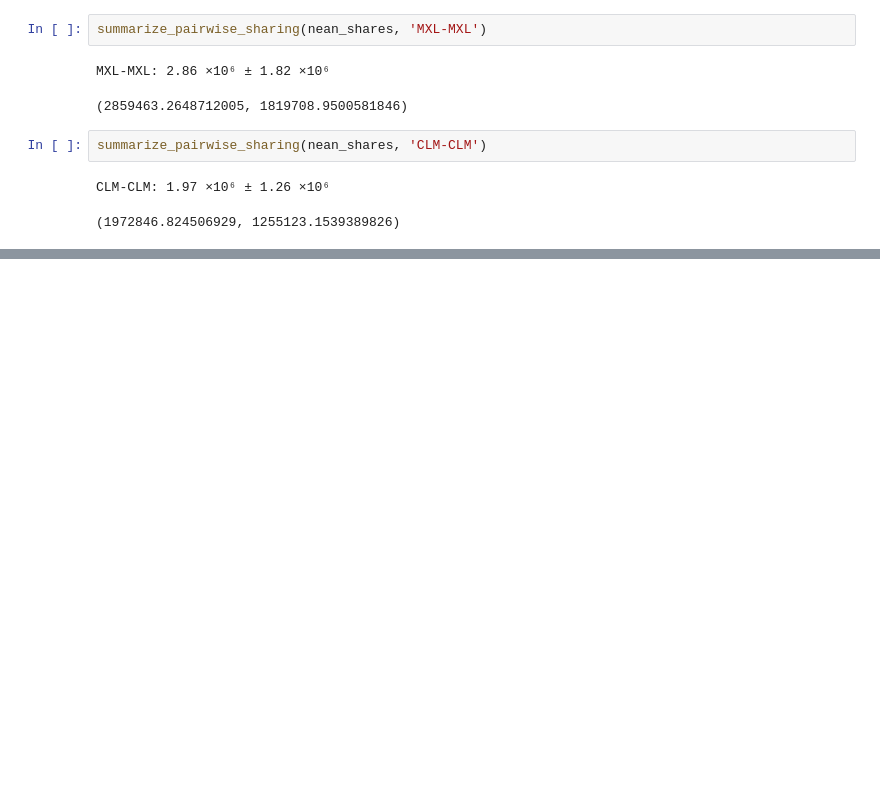
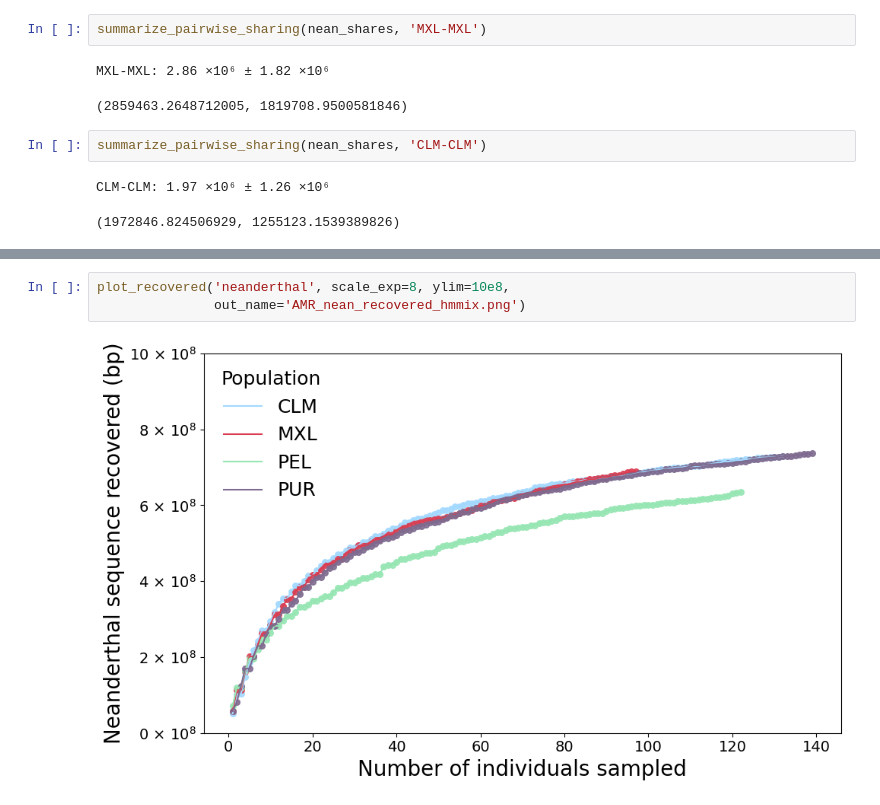
Before and after one commit to abigailkuntzleman-811/source_pops_amr, a Jupyter notebook: Chapter_1.ipynb, the cells around one changed output, grey strips where cells are left out. Drawn from its saved outputs; the diff is of its cells as text; blank space fills up the shorter version.

```diff
--- a/Chapter_1.ipynb
+++ b/Chapter_1.ipynb
@@ -289,0 +336,5 @@ CLM-CLM: 1.97 ×10⁶ ± 1.26 ×10⁶
+# %%
+plot_recovered('neanderthal', scale_exp=8, ylim=10e8,
+               out_name='AMR_nean_recovered_hmmix.png')
+# %% [output]
+[figure, added]
```
Also changed, not shown: parts of 76 cells of this notebook, 1 other file.
